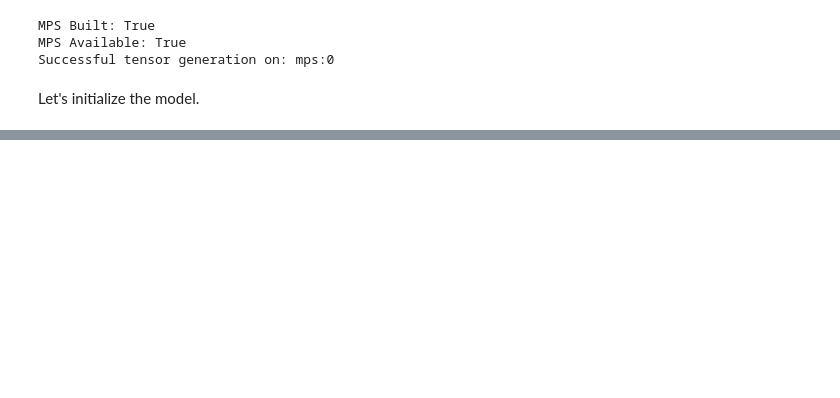
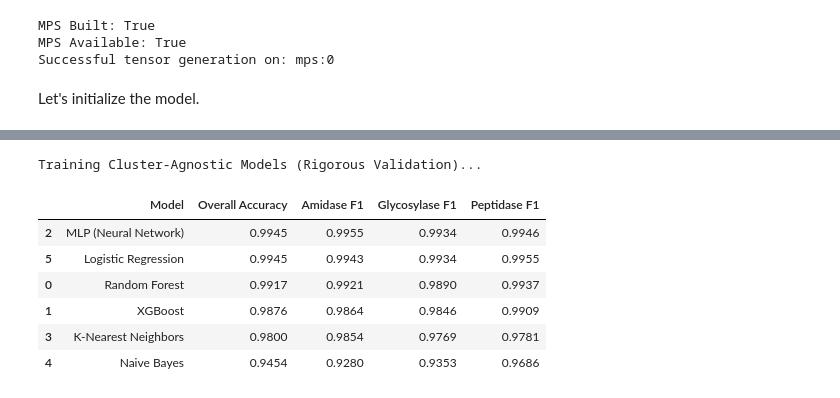
Before and after one commit to Criflar/phage-enzyme-classifier, a Jupyter notebook: phagelytic-esm.ipynb, the cells around one changed output, grey strips where cells are left out. Saved outputs shown, nothing was run; the diff lists cells and outputs as text; code cells hidden in the pictures; blank space fills up the shorter version.

```diff
--- a/phagelytic-esm.ipynb
+++ b/phagelytic-esm.ipynb
@@ -415,0 +631,76 @@ Downloading: "https://dl.fbaipublicfiles.com/fair-esm/models/esm2_t30_150M_UR50D
+# %%
+import pandas as pd
+import numpy as np
+from sklearn.model_selection import GroupShuffleSplit
+from sklearn.preprocessing import LabelEncoder, StandardScaler
+from sklearn.ensemble import RandomForestClassifier
+from xgboost import XGBClassifier
+from sklearn.neural_network import MLPClassifier
+from sklearn.neighbors import KNeighborsClassifier
+from sklearn.naive_bayes import GaussianNB
+from sklearn.linear_model import LogisticRegression
+from sklearn.metrics import classification_report
+
+# 1. Load Data
+X_esm = np.load('X_esm_features.npy')
+y_raw = np.load('y_labels.npy', allow_pickle=True)
+
+# 2. Sanitize Groups & Encode Labels
+# Convert everything to string to prevent comparison errors
+groups = master_df['Cluster Name'].fillna(master_df.index.to_series()).astype(str)
+le = LabelEncoder()
+y = le.fit_transform(y_raw)
+
+# 3. Cluster-Aware Split (80/20)
+# No two sequences from the same phalp cluster will be in both sets
+gss = GroupShuffleSplit(n_splits=1, test_size=0.2, random_state=42)
+train_idx, test_idx = next(gss.split(X_esm, y, groups=groups))
+
+X_train, X_test = X_esm[train_idx], X_esm[test_idx]
+y_train, y_test = y[train_idx], y[test_idx]
+
+# 4. Scale Data
+scaler = StandardScaler()
+X_train_scaled = scaler.fit_transform(X_train)
+X_test_scaled = scaler.transform(X_test)
+
+# 5. Initialize Models
+models = {
+    "Random Forest": RandomForestClassifier(random_state=42),
+    "XGBoost": XGBClassifier(random_state=42, eval_metric='mlogloss'),
+    "MLP (Neural Network)": MLPClassifier(random_state=42, max_iter=1000),
+    "K-Nearest Neighbors": KNeighborsClassifier(),
+    "Naive Bayes": GaussianNB(),
+    "Logistic Regression": LogisticRegression(random_state=42, max_iter=1000)
+}
+
+# 6. Execute Matrix
+cluster_results_list = []
+
+print("Training Cluster-Agnostic Models (Rigorous Validation)...")
+for name, model in models.items():
+    model.fit(X_train_scaled, y_train)
+    preds = model.predict(X_test_scaled)
+
+    report = classification_report(y_test, preds, target_names=le.classes_, output_dict=True, zero_division=0)
+
+    cluster_results_list.append({
+        "Model": name,
+        "Overall Accuracy": round(report['accuracy'], 4),
+        "Amidase F1": round(report['Amidase']['f1-score'], 4),
+        "Glycosylase F1": round(report['Glycosylase']['f1-score'], 4),
+        "Peptidase F1": round(report['Peptidase']['f1-score'], 4)
+    })
+
+# 7. Results Table
+cluster_results_df = pd.DataFrame(cluster_results_list).sort_values(by="Overall Accuracy", ascending=False)
+cluster_results_df
+# %% [output]
+Training Cluster-Agnostic Models (Rigorous Validation)...
+|  | Model | Overall Accuracy | Amidase F1 | Glycosylase F1 | Peptidase F1 |
+| 2 | MLP (Neural Network) | 0.9945 | 0.9955 | 0.9934 | 0.9946 |
+| 5 | Logistic Regression | 0.9945 | 0.9943 | 0.9934 | 0.9955 |
+| 0 | Random Forest | 0.9917 | 0.9921 | 0.9890 | 0.9937 |
+| 1 | XGBoost | 0.9876 | 0.9864 | 0.9846 | 0.9909 |
+| 3 | K-Nearest Neighbors | 0.9800 | 0.9854 | 0.9769 | 0.9781 |
+| 4 | Naive Bayes | 0.9454 | 0.9280 | 0.9353 | 0.9686 |
```
Also changed, not shown: parts of 11 cells of this notebook, 4 other files.
